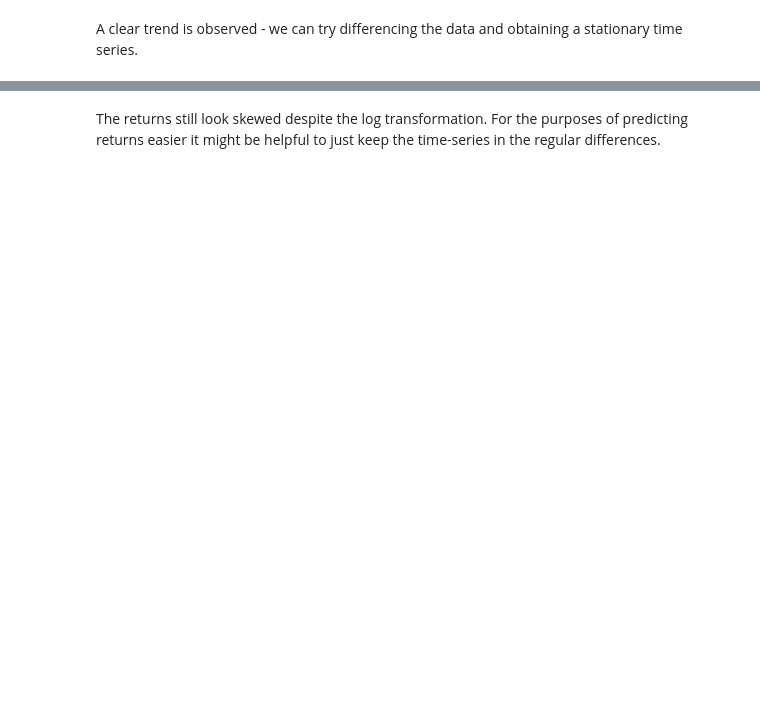
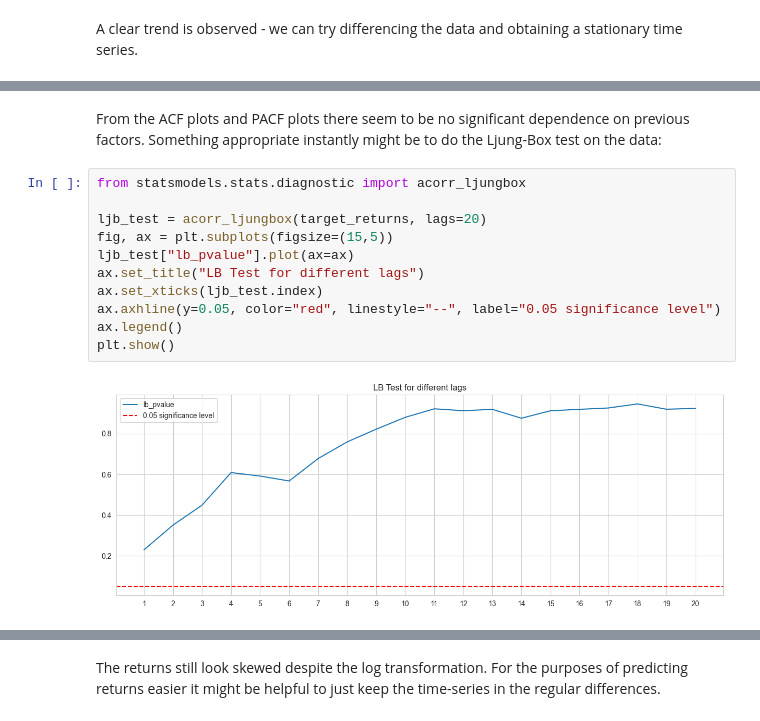
Before and after one commit to thexuanngu/QRT, a Jupyter notebook: example_strategy_backtest.ipynb, the cells around one changed output, grey strips where cells are left out. Saved outputs shown, nothing was run; the diff lists cells and outputs as text; blank space fills up the shorter version.

```diff
--- a/example_strategy_backtest.ipynb
+++ b/example_strategy_backtest.ipynb
@@ -189,0 +149,15 @@ See the caveats in the documentation: https://pandas.pydata.org/pandas-docs/stab
+# %% [markdown]
+From the ACF plots and PACF plots there seem to be no significant dependence on previous factors. Something appropriate instantly might be to do the Ljung-Box test on the data:
+# %%
+from statsmodels.stats.diagnostic import acorr_ljungbox
+
+ljb_test = acorr_ljungbox(target_returns, lags=20)
+fig, ax = plt.subplots(figsize=(15,5))
+ljb_test["lb_pvalue"].plot(ax=ax)
+ax.set_title("LB Test for different lags")
+ax.set_xticks(ljb_test.index)
+ax.axhline(y=0.05, color="red", linestyle="--", label="0.05 significance level")
+ax.legend()
+plt.show()
+# %% [output]
+[figure, added]
```
Also changed, not shown: parts of 30 cells of this notebook.
